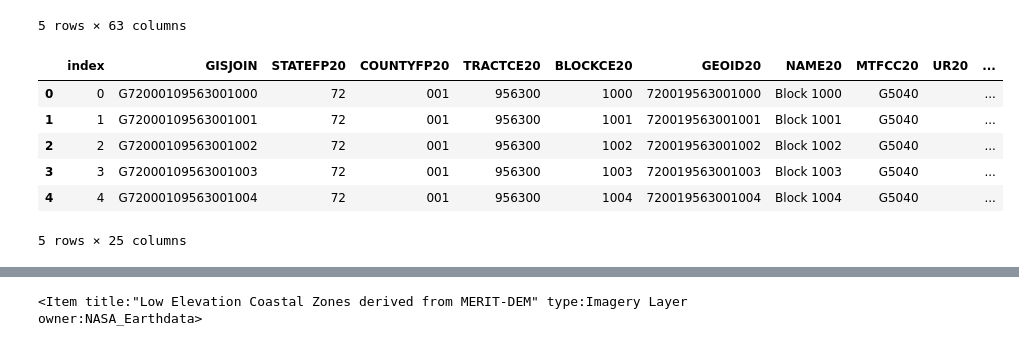
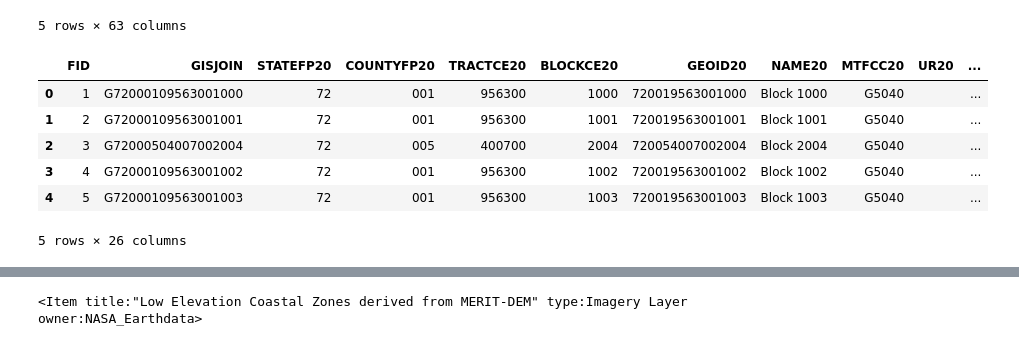
Before and after one commit to ciesin-geospatial/TOPSTSCHOOL-disasters, a Jupyter notebook: lecz_notebook/ipums_api.ipynb, the cells around one changed output, grey strips where cells are left out. Cells and saved outputs as stored; diff of their text form; code cells hidden in the pictures.

Commit message:
updated layers

```diff
--- a/lecz_notebook/ipums_api.ipynb
+++ b/lecz_notebook/ipums_api.ipynb
@@ -195,39 +195,48 @@ df_2020.head()
 #Rename the columns the human readable names
 # The NHGIS codes are as follows in the documentation which is downloaded from the IPUMS API
 
 '''    Table 1:     Housing Units
     Universe:    Housing units
     Source code: H1
     NHGIS code:  U9V
         U9V001:      Total
 
     Table 2:     Occupancy Status
     Universe:    Housing units
     Source code: H3
     NHGIS code:  U9X
         U9X001:      Total
         U9X002:      Occupied
         U9X003:      Vacant
 '''
 
+# Get the layer from the published data
+
+gis = GIS()
+layer = gis.content.get("1322372408e744b7a384cda121be8814").layers[0] # The layer of PR block 2020
+sedf = pd.DataFrame.spatial.from_layer(layer) # Convert the layer to a spatial dataframe to use it in the analysis
+
+
+
+
 rename = {
     "U9V001": "Total_Housing",
     "U9X001": "Total_Housing_Units",
     "U9X002": "Occupied",
     "U9X003": "Vacant"
 }
 
 df_2010.rename(columns = rename, inplace = True)
 df_2020.rename(columns = rename, inplace = True)
 
 
-shp_census = shp_df.merge(df_2020[["GISJOIN", "Total_Housing", "Total_Housing_Units", "Occupied", "Vacant"]], on = "GISJOIN", how = "inner")
-shp_census.head()
+pr_sedf = sedf.merge(df_2020[["GISJOIN", "Total_Housing", "Total_Housing_Units", "Occupied", "Vacant"]], on = "GISJOIN", how = "inner")
+pr_sedf.head()
 # %% [output]
-|  | index | GISJOIN | STATEFP20 | COUNTYFP20 | TRACTCE20 | BLOCKCE20 | GEOID20 | NAME20 | MTFCC20 | UR20 | ... |
-| 0 | 0 | G72000109563001000 | 72 | 001 | 956300 | 1000 | 720019563001000 | Block 1000 | G5040 |  | ... |
-| 1 | 1 | G72000109563001001 | 72 | 001 | 956300 | 1001 | 720019563001001 | Block 1001 | G5040 |  | ... |
-| 2 | 2 | G72000109563001002 | 72 | 001 | 956300 | 1002 | 720019563001002 | Block 1002 | G5040 |  | ... |
-| 3 | 3 | G72000109563001003 | 72 | 001 | 956300 | 1003 | 720019563001003 | Block 1003 | G5040 |  | ... |
-| 4 | 4 | G72000109563001004 | 72 | 001 | 956300 | 1004 | 720019563001004 | Block 1004 | G5040 |  | ... |
+|  | FID | GISJOIN | STATEFP20 | COUNTYFP20 | TRACTCE20 | BLOCKCE20 | GEOID20 | NAME20 | MTFCC20 | UR20 | ... |
+| 0 | 1 | G72000109563001000 | 72 | 001 | 956300 | 1000 | 720019563001000 | Block 1000 | G5040 |  | ... |
+| 1 | 2 | G72000109563001001 | 72 | 001 | 956300 | 1001 | 720019563001001 | Block 1001 | G5040 |  | ... |
+| 2 | 3 | G72000504007002004 | 72 | 005 | 400700 | 2004 | 720054007002004 | Block 2004 | G5040 |  | ... |
+| 3 | 4 | G72000109563001002 | 72 | 001 | 956300 | 1002 | 720019563001002 | Block 1002 | G5040 |  | ... |
+| 4 | 5 | G72000109563001003 | 72 | 001 | 956300 | 1003 | 720019563001003 | Block 1003 | G5040 |  | ... |
-5 rows × 25 columns
+5 rows × 26 columns
```
Also changed, not shown: parts of 23 cells of this notebook, 5 other files.
